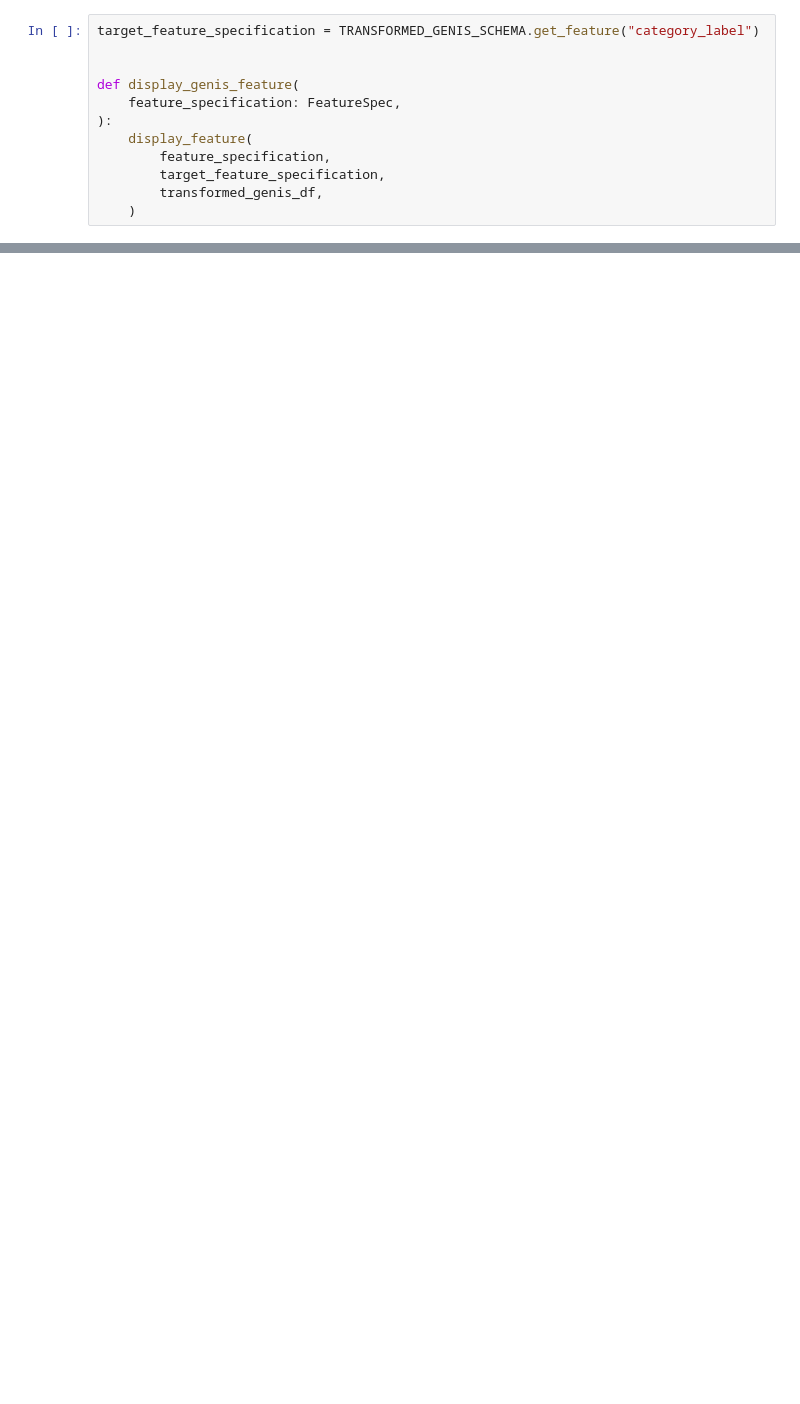
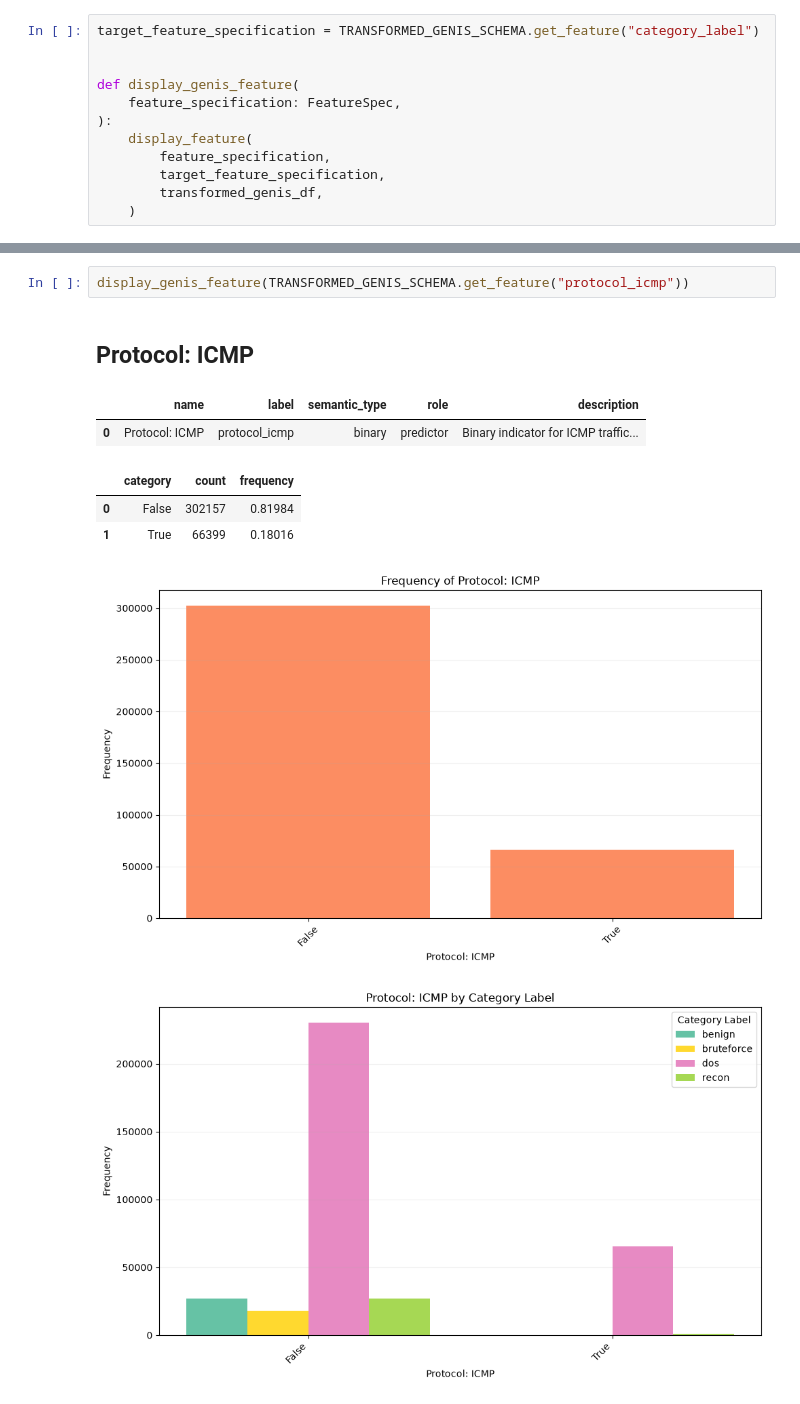
Before and after one commit to gabdumal/machine_learning_assignment, a Jupyter notebook: assignment/transformation/genis_analysis.ipynb, the cells around one changed output, grey strips where cells are left out. Cells and saved outputs as stored; diff of their text form; blank space fills up the shorter version.

```diff
--- a/assignment/transformation/genis_analysis.ipynb
+++ b/assignment/transformation/genis_analysis.ipynb
@@ -59,0 +95,11 @@ Destination Port Category
+# %%
+display_genis_feature(TRANSFORMED_GENIS_SCHEMA.get_feature("protocol_icmp"))
+# %% [output]
+Protocol: ICMP
+|  | name | label | semantic_type | role | description |
+| 0 | Protocol: ICMP | protocol_icmp | binary | predictor | Binary indicator for ICMP traffic... |
+|  | category | count | frequency |
+| 0 | False | 302157 | 0.81984 |
+| 1 | True | 66399 | 0.18016 |
+[figure, added]
+[figure, added]
```
Also changed, not shown: parts of 5 cells of this notebook, 8 other files.
